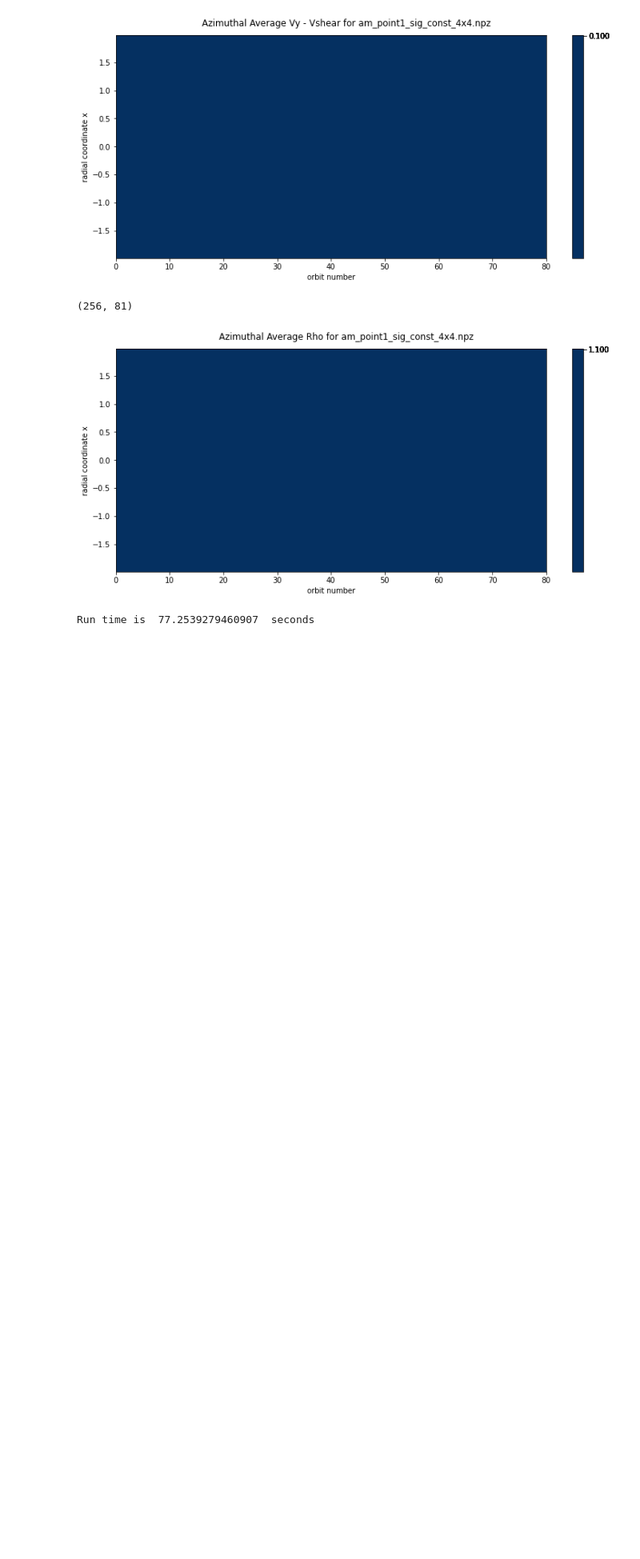
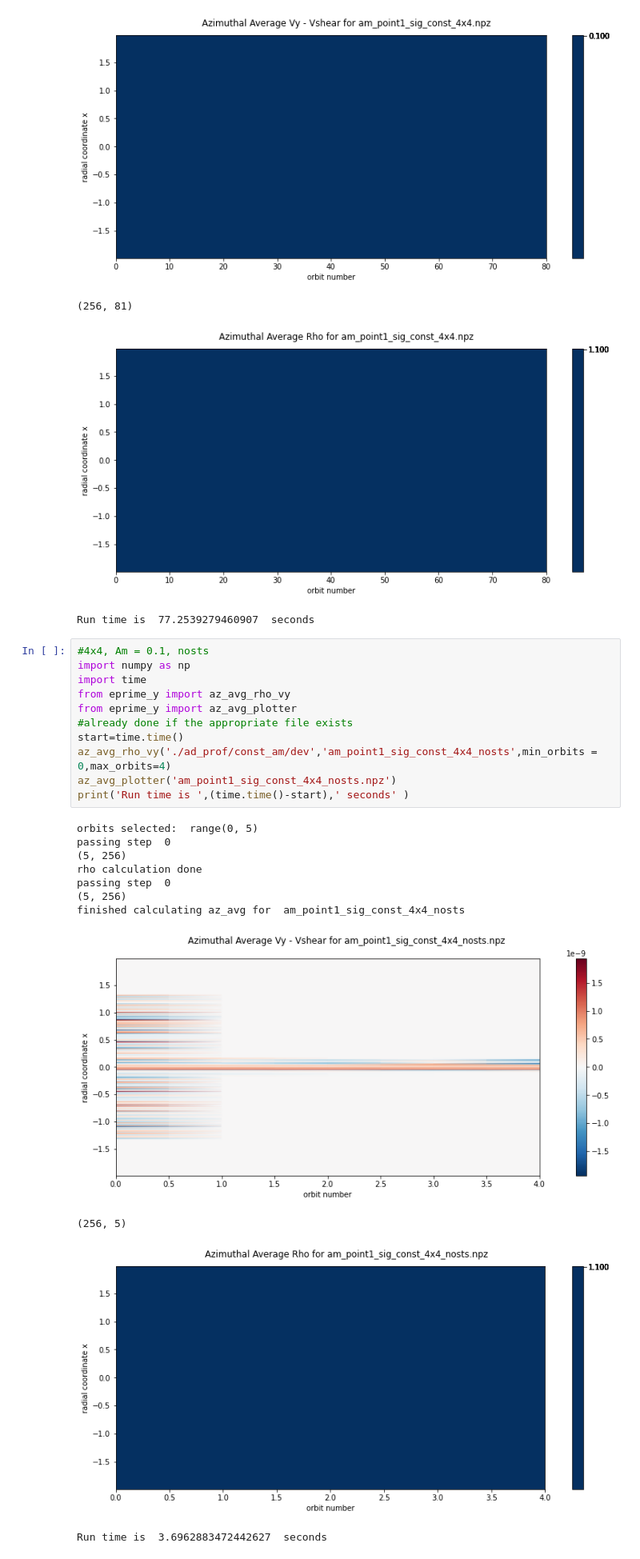
Before and after one commit to asmohov/ppd, a Jupyter notebook: az_plot_factory.ipynb, the cells around one changed output. Shown at 80% size. Drawn from its saved outputs; the diff is of its cells as text; blank space fills up the shorter version.

```diff
--- a/az_plot_factory.ipynb
+++ b/az_plot_factory.ipynb
@@ -169,3 +169,26 @@ finished calculating az_avg for  am_point1_sig_const_4x4
 (256, 81)
 [figure]
 Run time is  77.2539279460907  seconds
+# %%
+#4x4, Am = 0.1, nosts
+import numpy as np
+import time
+from eprime_y import az_avg_rho_vy
+from eprime_y import az_avg_plotter
+#already done if the appropriate file exists
+start=time.time()
+az_avg_rho_vy('./ad_prof/const_am/dev','am_point1_sig_const_4x4_nosts',min_orbits = 0,max_orbits=4)
+az_avg_plotter('am_point1_sig_const_4x4_nosts.npz')
+print('Run time is ',(time.time()-start),' seconds' )
+# %% [output]
+orbits selected:  range(0, 5)
+passing step  0
+(5, 256)
+rho calculation done
+passing step  0
+(5, 256)
+finished calculating az_avg for  am_point1_sig_const_4x4_nosts
+[figure, added]
+(256, 5)
+[figure, added]
+Run time is  3.6962883472442627  seconds
```
Also changed, not shown: 6 other files.
